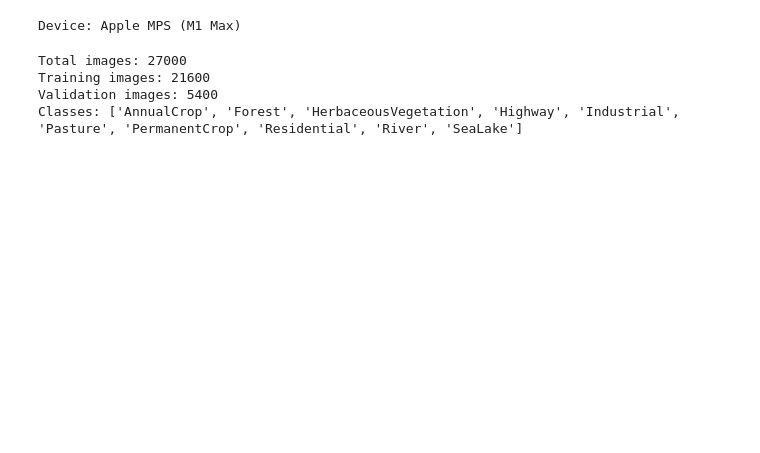
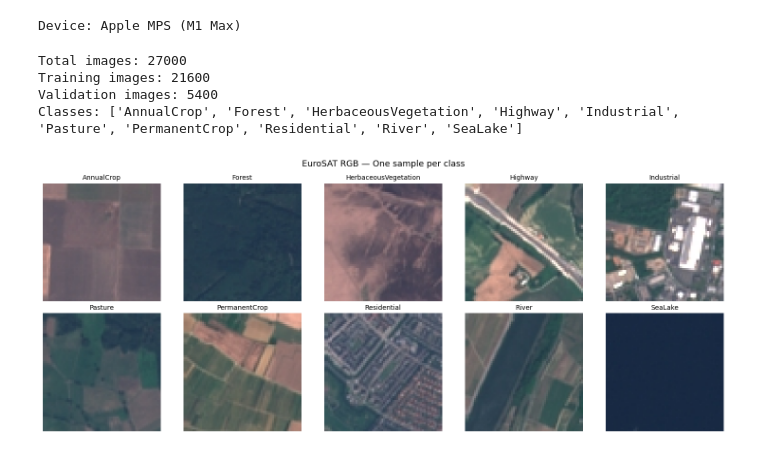
Before and after one commit to virvihuta/AlbaniaSAT, a Jupyter notebook: notebooks/eurostat_reproduction.ipynb, the cells around one changed output. Saved outputs shown, nothing was run; the diff lists cells and outputs as text; code cells hidden in the pictures; blank space fills up the shorter version.

Commit message:
visualized the data

```diff
--- a/notebooks/eurostat_reproduction.ipynb
+++ b/notebooks/eurostat_reproduction.ipynb
@@ -86,3 +86,30 @@ val_loader = DataLoader(
     num_workers=4,
     pin_memory=True,
 )
+# %%
+raw_dataset = datasets.ImageFolder(
+    root=DATA_DIR,
+    transform=transforms.Compose([
+        transforms.Resize((64, 64)),
+        transforms.ToTensor()
+    ])
+)
+
+fig, axes = plt.subplots(2, 5, figsize=(15, 6))
+axes = axes.flatten()
+
+shown = set()
+for img, label in raw_dataset:
+    if label not in shown:
+        axes[label].imshow(img.permute(1, 2, 0).numpy())
+        axes[label].set_title(class_names[label], fontsize=10)
+        axes[label].axis('off')
+        shown.add(label)
+    if len(shown) == NUM_CLASSES:
+        break
+
+plt.suptitle('EuroSAT RGB — One sample per class', fontsize=13)
+plt.tight_layout()
+plt.show()
+# %% [output]
+[figure, added]
```
